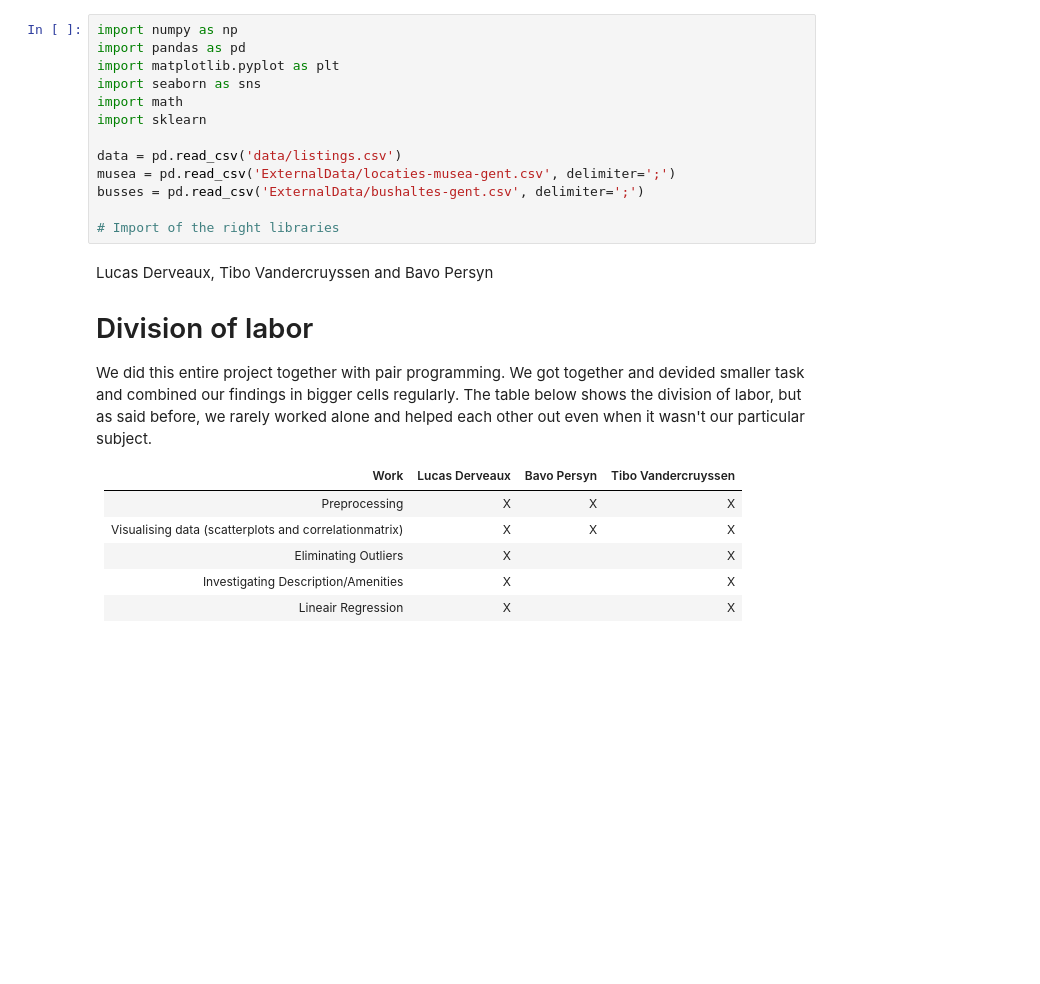
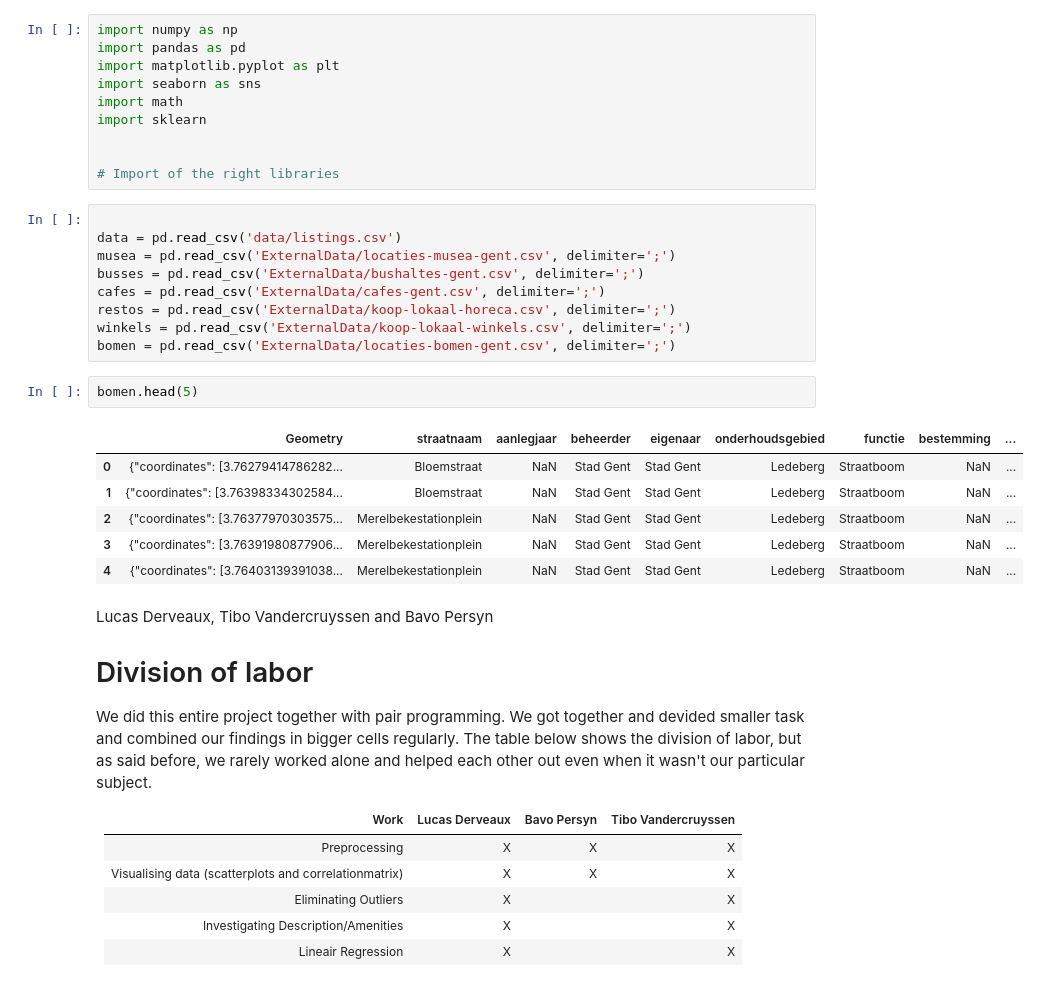
Before and after one commit to tibovdc/ProjectML, a Jupyter notebook: Sprint3_2.ipynb, the cells around one changed output. Saved outputs shown, nothing was run; the diff lists cells and outputs as text; blank space fills up the shorter version.

```diff
--- a/Sprint3_2.ipynb
+++ b/Sprint3_2.ipynb
@@ -6,11 +6,26 @@ import seaborn as sns
 import math
 import sklearn
 
-data = pd.read_csv('data/listings.csv')
-musea = pd.read_csv('ExternalData/locaties-musea-gent.csv', delimiter=';')
-busses = pd.read_csv('ExternalData/bushaltes-gent.csv', delimiter=';')
 
 # Import of the right libraries
+# %%
+
+data = pd.read_csv('data/listings.csv')
+musea = pd.read_csv('ExternalData/locaties-musea-gent.csv', delimiter=';')
+busses = pd.read_csv('ExternalData/bushaltes-gent.csv', delimiter=';')
+cafes = pd.read_csv('ExternalData/cafes-gent.csv', delimiter=';')
+restos = pd.read_csv('ExternalData/koop-lokaal-horeca.csv', delimiter=';')
+winkels = pd.read_csv('ExternalData/koop-lokaal-winkels.csv', delimiter=';')
+bomen = pd.read_csv('ExternalData/locaties-bomen-gent.csv', delimiter=';')
+# %%
+bomen.head(5)
+# %% [output]
+|  | Geometry | straatnaam | aanlegjaar | beheerder | eigenaar | onderhoudsgebied | functie | bestemming | ... |
+| 0 | {"coordinates": [3.76279414786282... | Bloemstraat | NaN | Stad Gent | Stad Gent | Ledeberg | Straatboom | NaN | ... |
+| 1 | {"coordinates": [3.76398334302584... | Bloemstraat | NaN | Stad Gent | Stad Gent | Ledeberg | Straatboom | NaN | ... |
+| 2 | {"coordinates": [3.76377970303575... | Merelbekestationplein | NaN | Stad Gent | Stad Gent | Ledeberg | Straatboom | NaN | ... |
+| 3 | {"coordinates": [3.76391980877906... | Merelbekestationplein | NaN | Stad Gent | Stad Gent | Ledeberg | Straatboom | NaN | ... |
+| 4 | {"coordinates": [3.76403139391038... | Merelbekestationplein | NaN | Stad Gent | Stad Gent | Ledeberg | Straatboom | NaN | ... |
 # %% [markdown]
 Lucas Derveaux, Tibo Vandercruyssen and Bavo Persyn
 
```
Also changed, not shown: parts of 14 cells of this notebook.
